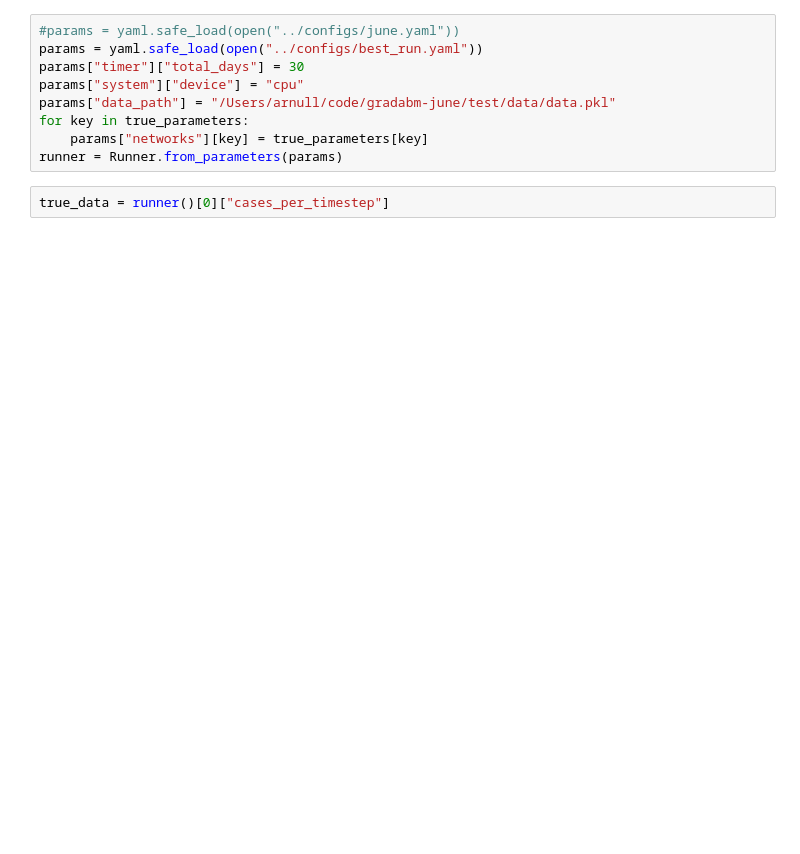
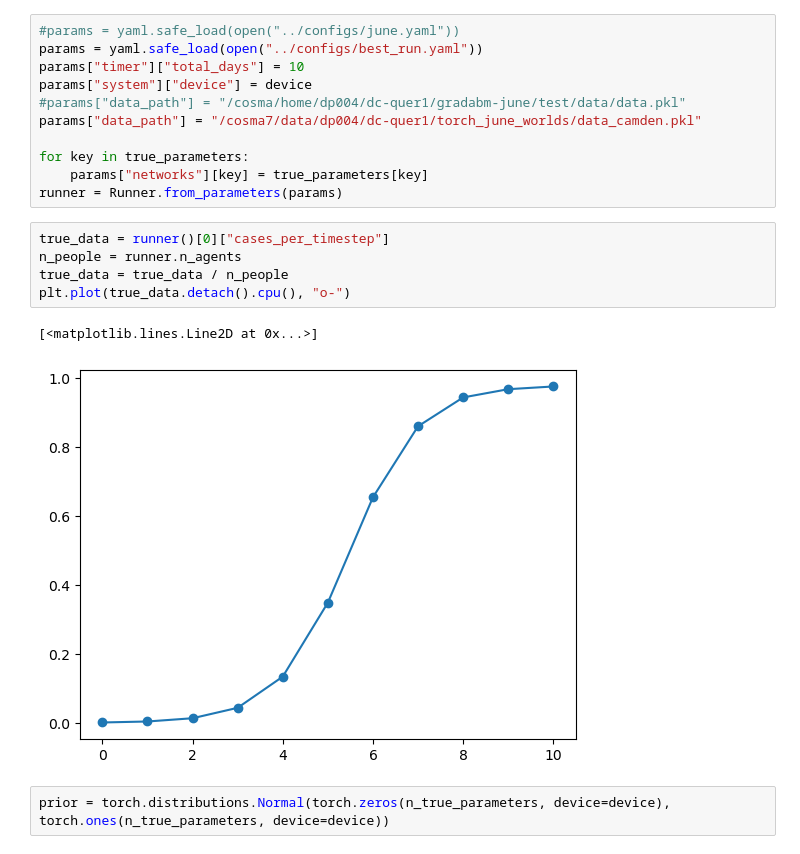
Before and after one commit to arnauqb/bayesian_gradabm, a Jupyter notebook: notebooks/june.ipynb, the cells around one changed output. Saved outputs shown, nothing was run; the diff lists cells and outputs as text; blank space fills up the shorter version.

```diff
--- a/notebooks/june.ipynb
+++ b/notebooks/june.ipynb
@@ -77,14 +89,24 @@ array([1.30810425])
 # %%
 #params = yaml.safe_load(open("../configs/june.yaml"))
 params = yaml.safe_load(open("../configs/best_run.yaml"))
-params["timer"]["total_days"] = 30
-params["system"]["device"] = "cpu"
-params["data_path"] = "/Users/arnull/code/gradabm-june/test/data/data.pkl"
+params["timer"]["total_days"] = 10
+params["system"]["device"] = device
+#params["data_path"] = "/cosma/home/dp004/dc-quer1/gradabm-june/test/data/data.pkl"
+params["data_path"] = "/cosma7/data/dp004/dc-quer1/torch_june_worlds/data_camden.pkl"
+
 for key in true_parameters:
     params["networks"][key] = true_parameters[key]
 runner = Runner.from_parameters(params)
-# %%
-true_data = runner()[0]["cases_per_timestep"]
+# %%
+true_data = runner()[0]["cases_per_timestep"]
+n_people = runner.n_agents
+true_data = true_data / n_people
+plt.plot(true_data.detach().cpu(), "o-")
+# %% [output]
+[<matplotlib.lines.Line2D at 0x...>]
+[figure, added]
+# %%
+prior = torch.distributions.Normal(torch.zeros(n_true_parameters, device=device), torch.ones(n_true_parameters, device=device))
 # %%
 # Set up model
 
```
Also changed, not shown: parts of 14 cells of this notebook.
